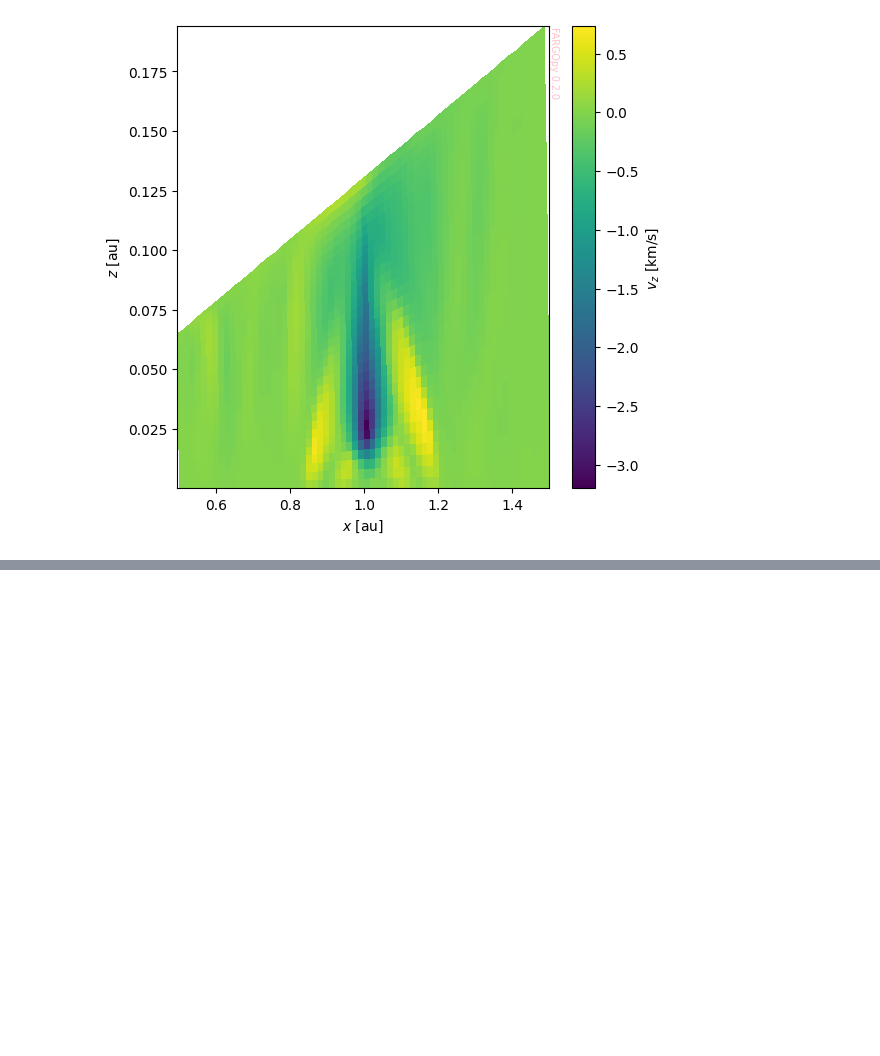
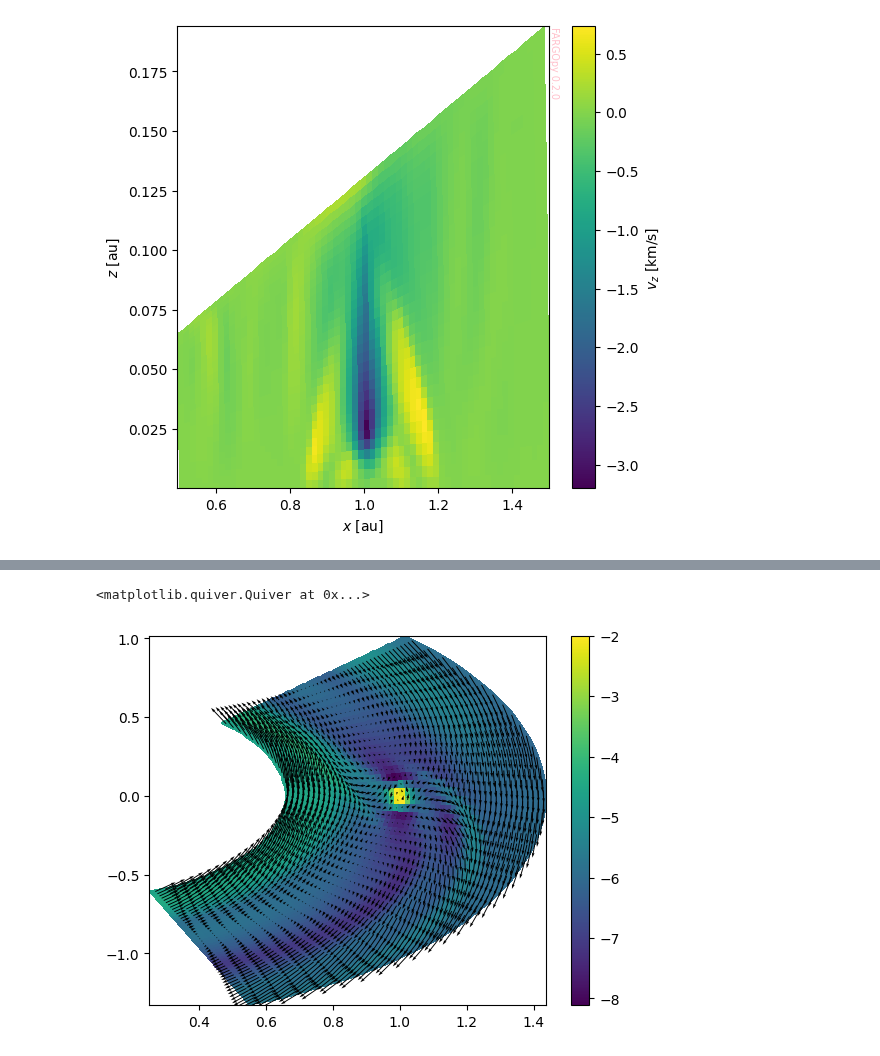
Before and after one commit to seap-udea/fargopy, a Jupyter notebook: dev/test-code.ipynb, the cells around one changed output, grey strips where cells are left out. Saved outputs shown, nothing was run; the diff lists cells and outputs as text; code cells hidden in the pictures; blank space fills up the shorter version.

```diff
--- a/dev/test-code.ipynb
+++ b/dev/test-code.ipynb
@@ -109,0 +140,9 @@ Text(1, 1, 'FARGOpy 0.2.0')
+# %%
+gasd = sim.load_field('gasdens',snapshot=2,type='scalar')
+gasv = sim.load_field('gasv',snapshot=2,type='vector')
+gasvx, gasvy, gasvz = gasv.to_cartesian()
+
+gasd_slice,mesh = gasd.meshslice(slice="itheta=-1,ir='10:60',iphi='40:80'")
+gasvx_slice,mesh = gasvx.meshslice(slice="itheta=-1,ir='10:60',iphi='40:80'")
+gasvy_slice,mesh = gasvy.meshslice(slice="itheta=-1,ir='10:60',iphi='40:80'")
+gasvz_slice,mesh = gasvz.meshslice(slice="itheta=-1,ir='10:60',iphi='40:80'")
@@ -109,0 +155,13 @@ Text(1, 1, 'FARGOpy 0.2.0')
+# %%
+cmap = 'viridis'
+plt.pcolormesh(mesh.x,mesh.y,np.log(gasd_slice),cmap=cmap)
+plt.colorbar()
+freq = 1
+plt.quiver(mesh.x[::freq,::freq],
+           mesh.y[::freq,::freq],
+           gasvx_slice[::freq,::freq],
+           gasvy_slice[::freq,::freq],
+           scale=10)
+# %% [output]
+<matplotlib.quiver.Quiver at 0x...>
+[figure, added]
```
Also changed, not shown: parts of 8 cells of this notebook, 5 other files.
